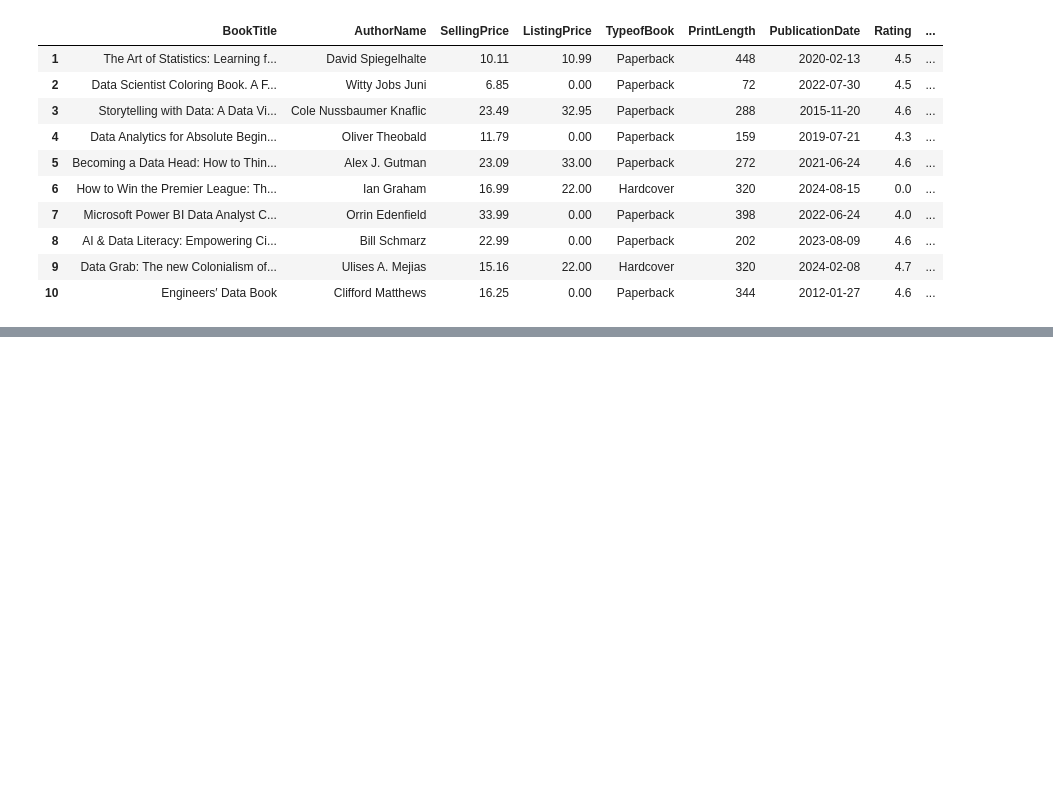
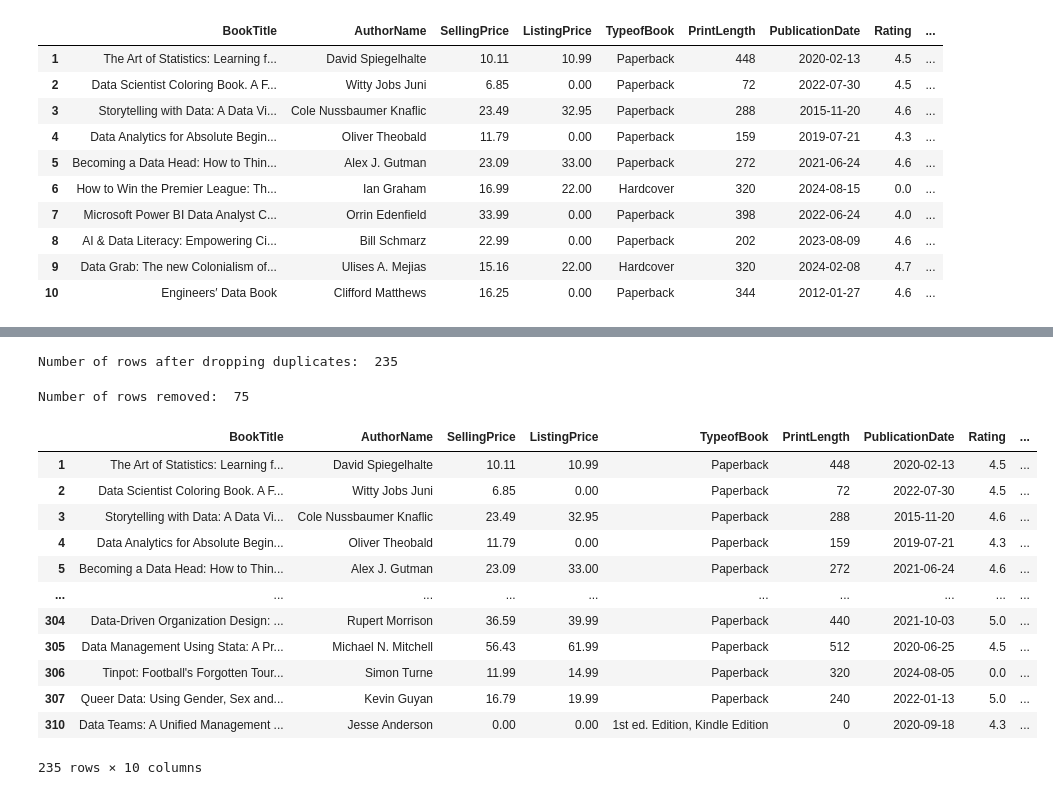
Before and after one commit to TendaiPhikiso/Amazon_web_Scraping_Transform, a Jupyter notebook: Amazon web scraping - Transformation Phase.ipynb, the cells around one changed output, grey strips where cells are left out. Drawn from its saved outputs; the diff is of its cells as text; code cells hidden in the pictures; blank space fills up the shorter version.

```diff
--- a/Amazon web scraping - Transformation Phase.ipynb
+++ b/Amazon web scraping - Transformation Phase.ipynb
@@ -233,2 +275,33 @@ df_new.iloc[:10]
+# %%
+# Dropping duplicates from the original df
+df_no_duplicates = df_new.drop_duplicates(['BookTitle', 'AuthorName', 'PrintLength', 'PublicationDate'])
+
+# Counting remaining rows after dropping duplicates
+remaining_rows = df_no_duplicates.shape[0]
+print("Number of rows after dropping duplicates: ", remaining_rows)
+# %% [output]
+Number of rows after dropping duplicates:  235
+# %%
+# Calculating the num of rows removed
+rows_removed = total_rows - remaining_rows
+print("Number of rows removed: ", rows_removed)
+# %% [output]
+Number of rows removed:  75
+# %%
+df_no_duplicates
+# %% [output]
+|  | BookTitle | AuthorName | SellingPrice | ListingPrice | TypeofBook | PrintLength | PublicationDate | Rating | ... |
+| 1 | The Art of Statistics: Learning f... | David Spiegelhalte | 10.11 | 10.99 | Paperback | 448 | 2020-02-13 | 4.5 | ... |
+| 2 | Data Scientist Coloring Book. A F... | Witty Jobs Juni | 6.85 | 0.00 | Paperback | 72 | 2022-07-30 | 4.5 | ... |
+| 3 | Storytelling with Data: A Data Vi... | Cole Nussbaumer Knaflic | 23.49 | 32.95 | Paperback | 288 | 2015-11-20 | 4.6 | ... |
+| 4 | Data Analytics for Absolute Begin... | Oliver Theobald | 11.79 | 0.00 | Paperback | 159 | 2019-07-21 | 4.3 | ... |
+| 5 | Becoming a Data Head: How to Thin... | Alex J. Gutman | 23.09 | 33.00 | Paperback | 272 | 2021-06-24 | 4.6 | ... |
+| ... | ... | ... | ... | ... | ... | ... | ... | ... | ... |
+| 304 | Data-Driven Organization Design: ... | Rupert Morrison | 36.59 | 39.99 | Paperback | 440 | 2021-10-03 | 5.0 | ... |
+| 305 | Data Management Using Stata: A Pr... | Michael N. Mitchell | 56.43 | 61.99 | Paperback | 512 | 2020-06-25 | 4.5 | ... |
+| 306 | Tinpot: Football's Forgotten Tour... | Simon Turne | 11.99 | 14.99 | Paperback | 320 | 2024-08-05 | 0.0 | ... |
+| 307 | Queer Data: Using Gender, Sex and... | Kevin Guyan | 16.79 | 19.99 | Paperback | 240 | 2022-01-13 | 5.0 | ... |
+| 310 | Data Teams: A Unified Management ... | Jesse Anderson | 0.00 | 0.00 | 1st ed. Edition, Kindle Edition | 0 | 2020-09-18 | 4.3 | ... |
+235 rows × 10 columns
 # %%
 # Saving df to a csv file
```
Also changed, not shown: parts of 7 cells of this notebook.
